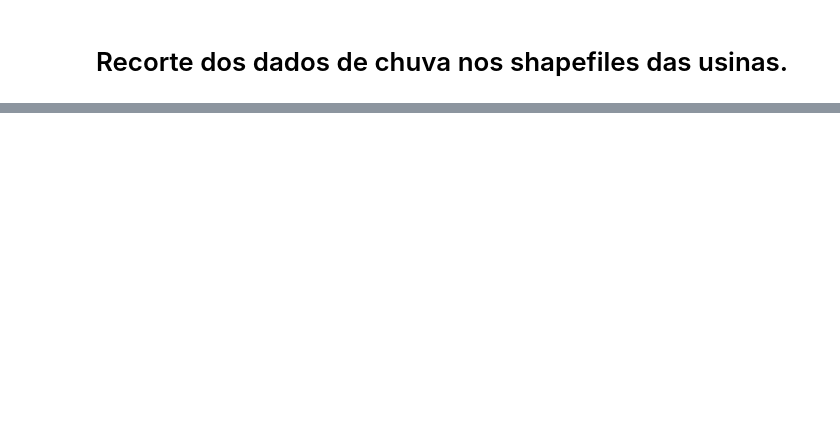
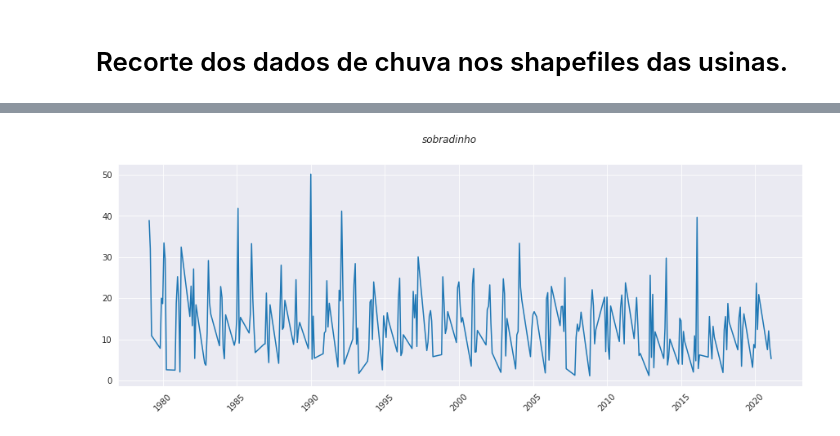
Before and after one commit to g-almeida/Climatology, a Jupyter notebook: Mod/UsinCut.ipynb, the cells around one changed output, grey strips where cells are left out. Saved outputs shown, nothing was run; the diff lists cells and outputs as text; code cells hidden in the pictures; blank space fills up the shorter version.

```diff
--- a/Mod/UsinCut.ipynb
+++ b/Mod/UsinCut.ipynb
@@ -82,0 +46,11 @@ figura('/mnt/d/_Gabriel/Estudo/UFF/Bloqueios_Atmosfericos/shapes/shapes_smap/MOD
+# %%
+res = precip.sel(lon=slice(-80,0))
+
+res = res.sel(lat=slice(20,-50))
+# %%
+ends = res.where(res['time.month'] >= 10, drop=True)
+begins = res.where(res['time.month'] < 4, drop=True)
+CPC = xr.concat([ends, begins], dim='time')
+
+CPC = CPC.sortby(CPC.time)/10
+CPC
@@ -82,0 +91,24 @@ figura('/mnt/d/_Gabriel/Estudo/UFF/Bloqueios_Atmosfericos/shapes/shapes_smap/MOD
+# %%
+def data(shp):
+    precip = CPC.resample(time='m').sum()
+
+    df = precip.to_dataframe().reset_index()
+    gdf = gpd.GeoDataFrame(df,geometry=gpd.points_from_xy(df['lon'],df['lat']))
+    gdf = gdf.set_crs(4326)
+
+    clipped = gpd.clip(gdf, shp['geometry'])
+    clipped = clipped.groupby('time').mean().dropna()
+    clipped.to_pickle('/home/github/Climatology/Mod/Files/'+str(shp['Usina'])+'.pkl')
+    return clipped
+# %%
+def figura(shp):
+    clipped = data(shp)
+    fig, ax = plt.subplots(nrows=1,ncols=1, figsize=(15,5))
+    fig.suptitle(str(shp['Usina']), weight="medium",style="oblique",va="top", ha="center")
+    ax.plot(clipped.index, clipped['precip'])
+    ax.tick_params(axis='x', labelsize=10, rotation=45)
+    plt.savefig('/home/github/Climatology/Mod/Files/'+str(shp['Usina'])+'.png')
+# %%
+figura(us_list[0])
+# %% [output]
+[figure, added]
```
Also changed, not shown: parts of 42 cells of this notebook, 26 other files.
